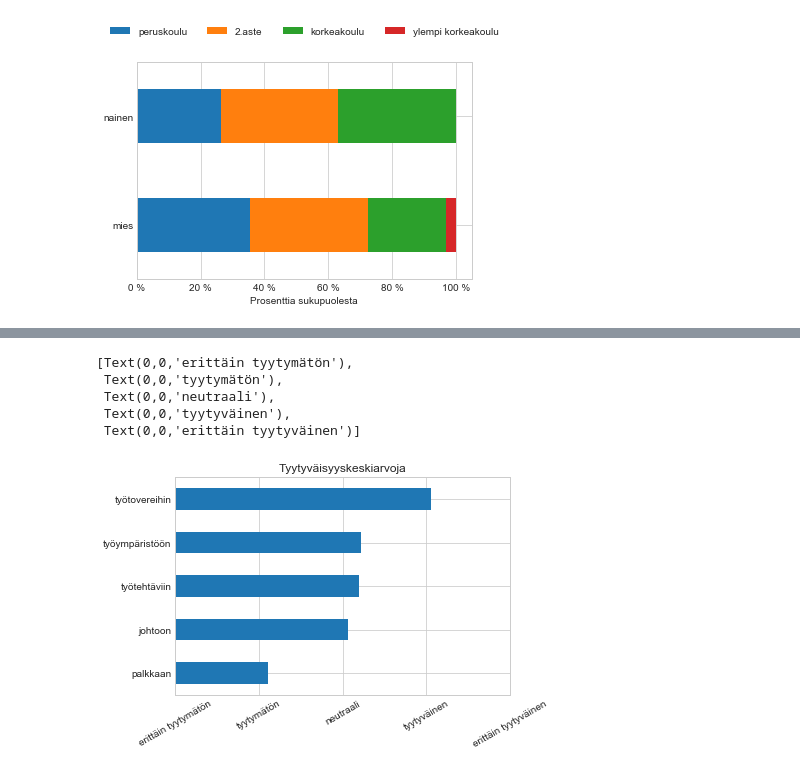
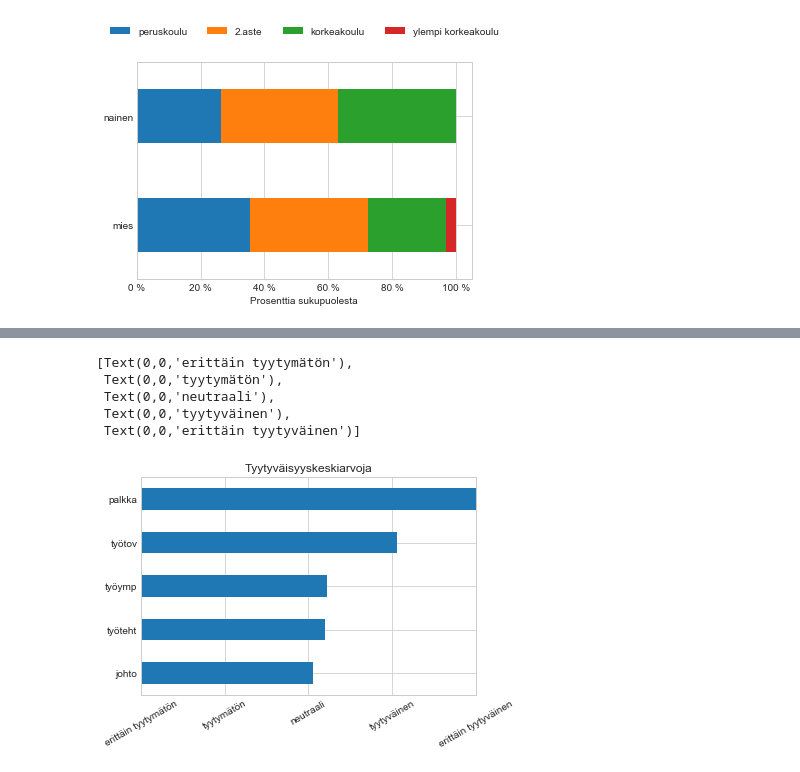
Before and after one commit to taanila/tilastoapu, a Jupyter notebook: bar.ipynb, the cells around one changed output, grey strips where cells are left out. Drawn from its saved outputs; the diff is of its cells as text; code cells hidden in the pictures.

```diff
--- a/bar.ipynb
+++ b/bar.ipynb
@@ -6,9 +6,6 @@ import matplotlib.pyplot as plt
 %matplotlib inline
 plt.style.use('seaborn-whitegrid')
 
-df = pd.read_excel('http://www.elisanet.fi/taanila/data1.xlsx', sheet_name = 'Data')
-df.rename(columns = {'tyytyväisyys johtoon': 'johtoon', 'tyytyväisyys työtovereihin': 'työtovereihin',
-                  'tyytyväisyys työympäristöön': 'työympäristöön', 'tyytyväisyys palkkaan': 'palkkaan',
-                  'tyytyväisyys työtehtäviin': 'työtehtäviin'}, inplace = True)
+df = pd.read_excel('http://taanila.fi/data1.xlsx', sheet_name = 'Data')
 df.head()
 # %% [output]
@@ -240,14 +237,14 @@ plt.legend(bbox_to_anchor=(1, 0.5))
 # %%
-df12=df[['johtoon','työtovereihin','työympäristöön','palkkaan','työtehtäviin']].mean().sort_values()
+df12=df[['johto','työtov','työymp','palkka','työteht']].mean().sort_values()
 ax=df12.plot.barh(color='C0')
 plt.xlim(1,5)
 plt.title('Tyytyväisyyskeskiarvoja')
 ax.set(xticks=[1,2,3,4,5])
 ax.set_xticklabels(['erittäin tyytymätön','tyytymätön','neutraali','tyytyväinen','erittäin tyytyväinen'], rotation=30)
 # %% [output]
 [Text(0,0,'erittäin tyytymätön'),
  Text(0,0,'tyytymätön'),
  Text(0,0,'neutraali'),
  Text(0,0,'tyytyväinen'),
  Text(0,0,'erittäin tyytyväinen')]
-[figure, old version]
+[figure, new version]
```
Also changed, not shown: parts of 12 cells of this notebook.
